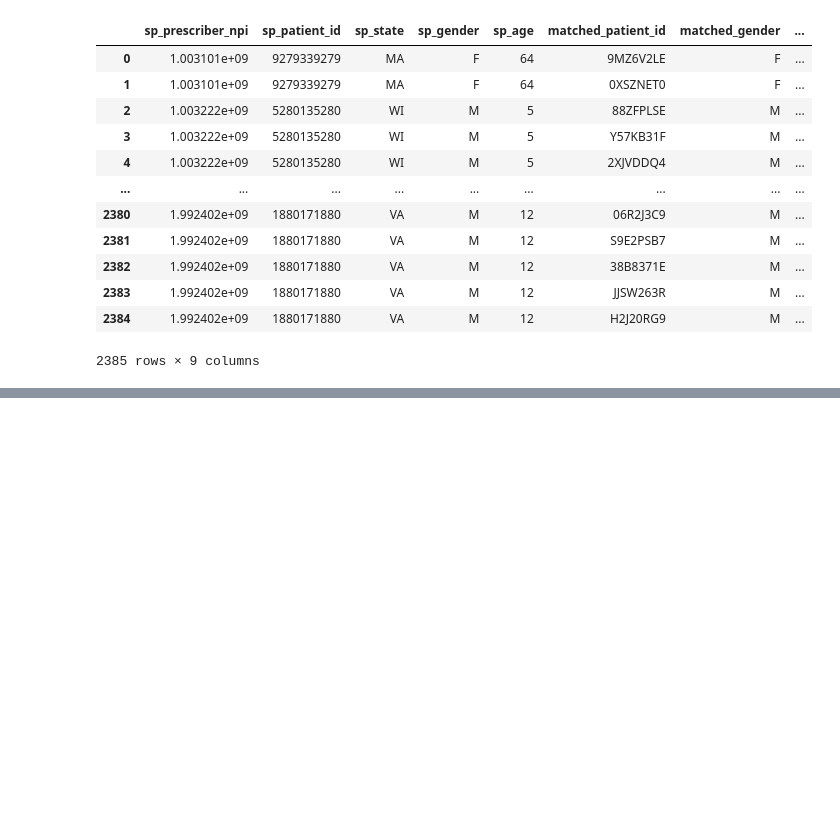
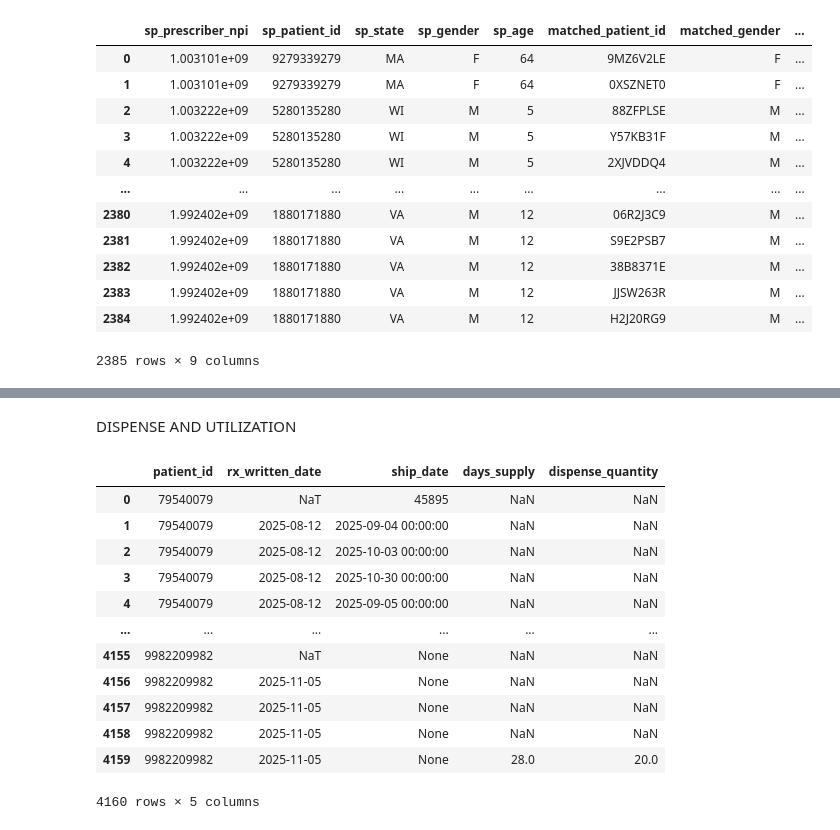
Before and after one commit to Sneh-ProcDNA/Data_Stitching, a Jupyter notebook: src/modules/data_stitching.ipynb, the cells around one changed output, grey strips where cells are left out. Drawn from its saved outputs; the diff is of its cells as text; code cells hidden in the pictures; blank space fills up the shorter version.

```diff
--- a/src/modules/data_stitching.ipynb
+++ b/src/modules/data_stitching.ipynb
@@ -357,0 +360,3 @@ final_df.to_excel('final_diagnosis_therapy.xlsx', index=False)
+# %%
+sp_df = pd.read_sql(sp_query, engine)
+sp_df = sp_df[sp_df['productname'] == 'MODEYSO']
@@ -357,0 +380,19 @@ final_df.to_excel('final_diagnosis_therapy.xlsx', index=False)
+# %% [markdown]
+DISPENSE AND UTILIZATION
+# %%
+sp_dispense = sp_df[['patient_id', 'rx_written_date', 'ship_date', 'days_supply', 'dispense_quantity']]
+sp_dispense
+# %% [output]
+|  | patient_id | rx_written_date | ship_date | days_supply | dispense_quantity |
+| 0 | 79540079 | NaT | 45895 | NaN | NaN |
+| 1 | 79540079 | 2025-08-12 | 2025-09-04 00:00:00 | NaN | NaN |
+| 2 | 79540079 | 2025-08-12 | 2025-10-03 00:00:00 | NaN | NaN |
+| 3 | 79540079 | 2025-08-12 | 2025-10-30 00:00:00 | NaN | NaN |
+| 4 | 79540079 | 2025-08-12 | 2025-09-05 00:00:00 | NaN | NaN |
+| ... | ... | ... | ... | ... | ... |
+| 4155 | 9982209982 | NaT | None | NaN | NaN |
+| 4156 | 9982209982 | 2025-11-05 | None | NaN | NaN |
+| 4157 | 9982209982 | 2025-11-05 | None | NaN | NaN |
+| 4158 | 9982209982 | 2025-11-05 | None | NaN | NaN |
+| 4159 | 9982209982 | 2025-11-05 | None | 28.0 | 20.0 |
+4160 rows × 5 columns
```
Also changed, not shown: parts of 23 cells of this notebook.
